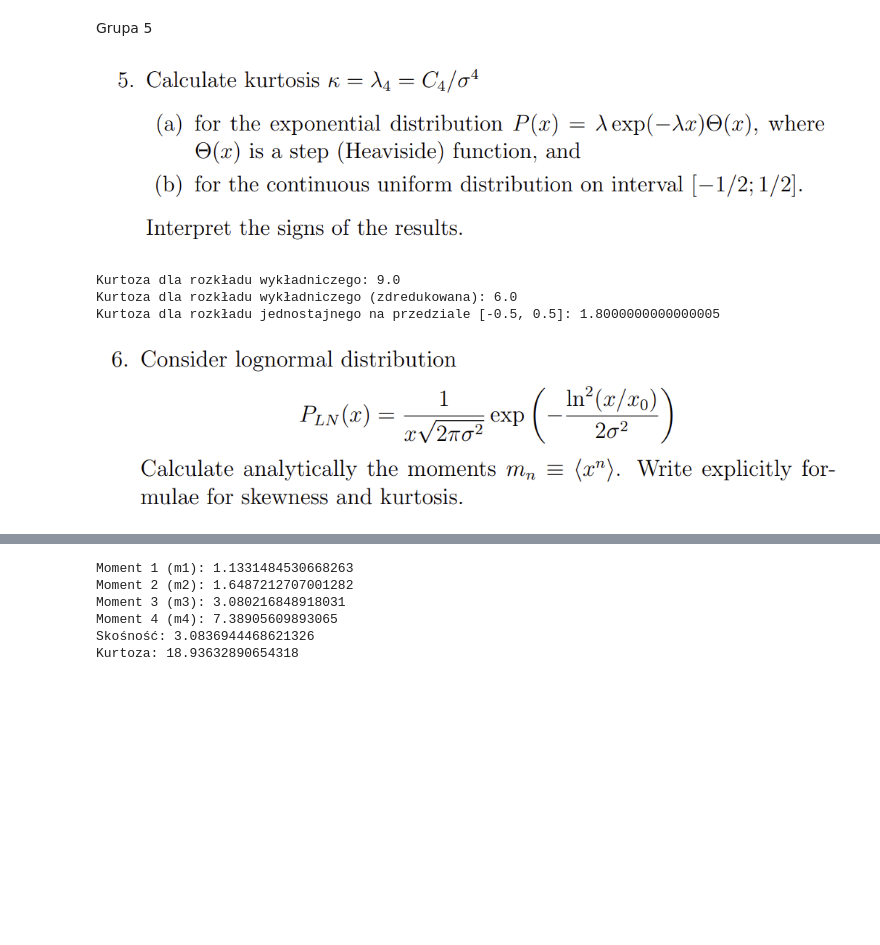
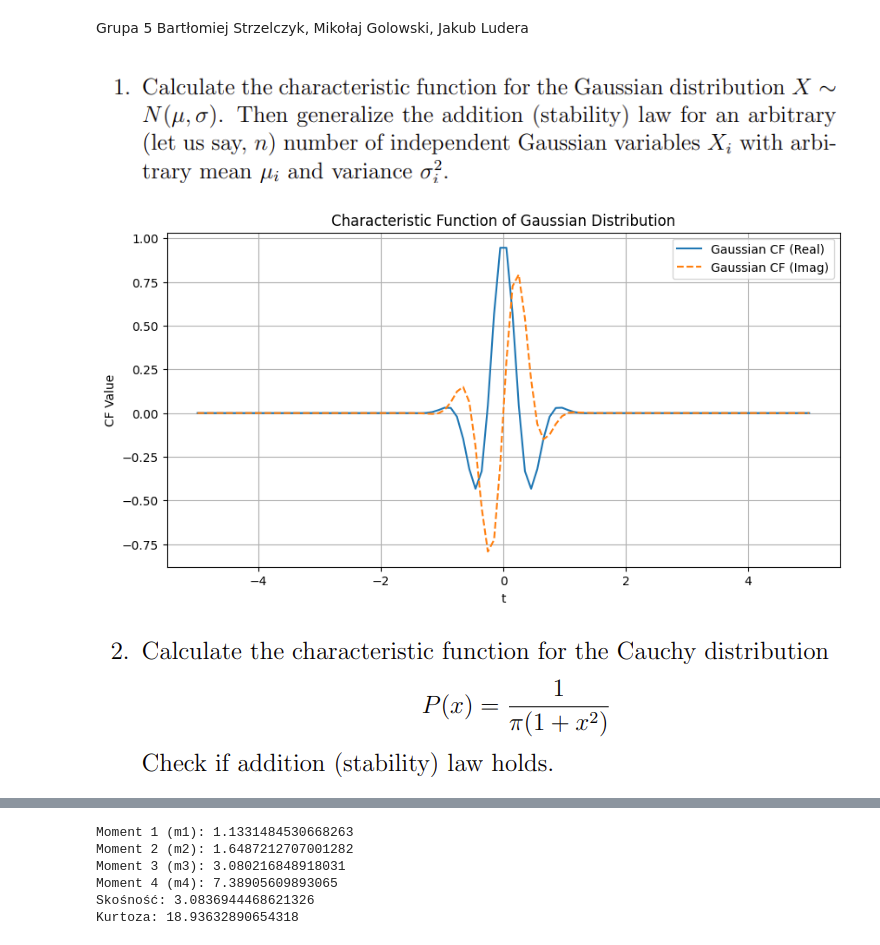
Before and after one commit to TypicalMonkey/Risk-machen, a Jupyter notebook: RM1.ipynb, the cells around one changed output, grey strips where cells are left out. Cells and saved outputs as stored; diff of their text form; code cells hidden in the pictures; blank space fills up the shorter version.

```diff
--- a/RM1.ipynb
+++ b/RM1.ipynb
@@ -1,36 +1,34 @@
-# %% [markdown]
-Grupa 5
+# %% [markdown]
+Grupa 5 Bartłomiej Strzelczyk, Mikołaj Golowski, Jakub Ludera
 # %% [markdown]
-![image.png](attachment:image.png-old)
+![image.png](attachment:image.png-new)
-# %%
-import numpy as np
-
-lambda_param = 1.0
-E_X = 1 / lambda_param
-var_X = 1 / lambda_param**2
-sigma_X = np.sqrt(var_X)
-C_4 = 9 / lambda_param**4
-kurtosis_X = C_4 / sigma_X**4
-
-print(f"Kurtoza dla rozkładu wykładniczego: {kurtosis_X}")
-
-import scipy.stats as stats
-
-kurtosis_exp = stats.expon.stats(moments='k')
-print(f"Kurtoza dla rozkładu wykładniczego (zdredukowana): {kurtosis_exp}")
-
-a = -1/2
-b = 1/2
-mean_X = (a + b) / 2
-variance_X = (b - a)**2 / 12
-sigma_X = np.sqrt(variance_X)
-C_4 = (b - a)**4 / 80
-kurtosis_X = C_4 / sigma_X**4
-
-print(f"Kurtoza dla rozkładu jednostajnego na przedziale [{a}, {b}]: {kurtosis_X}")
-# %% [output]
-Kurtoza dla rozkładu wykładniczego: 9.0
-Kurtoza dla rozkładu wykładniczego (zdredukowana): 6.0
-Kurtoza dla rozkładu jednostajnego na przedziale [-0.5, 0.5]: 1.8000000000000005
+# %%
+import numpy as np
+import matplotlib.pyplot as plt
+
+def characteristic_function_gaussian(t, mu, sigma):
+    return np.exp(1j * mu * t - 0.5 * sigma**2 * t**2)
+
+def sum_characteristic_function(t, mus, sigmas):
+    mu_sum = sum(mus)
+    sigma_sum_sq = sum(s**2 for s in sigmas)
+    return np.exp(1j * mu_sum * t - 0.5 * sigma_sum_sq * t**2)
+
+mus = [1, 2, 3]
+sigmas = [1, 2, 1.5]
+t_values = np.linspace(-5, 5, 100)
+y_values_gaussian = sum_characteristic_function(t_values, mus, sigmas)
+
+plt.figure(figsize=(10, 5))
+plt.plot(t_values, np.real(y_values_gaussian), label='Gaussian CF (Real)')
+plt.plot(t_values, np.imag(y_values_gaussian), label='Gaussian CF (Imag)', linestyle='dashed')
+plt.legend()
+plt.title('Characteristic Function of Gaussian Distribution')
+plt.xlabel('t')
+plt.ylabel('CF Value')
+plt.grid()
+plt.show()
+# %% [output]
+[figure, added]
 # %% [markdown]
-![image.png](attachment:image.png-old)
+![image.png](attachment:image.png-new)
```
Also changed, not shown: parts of 13 cells of this notebook.
